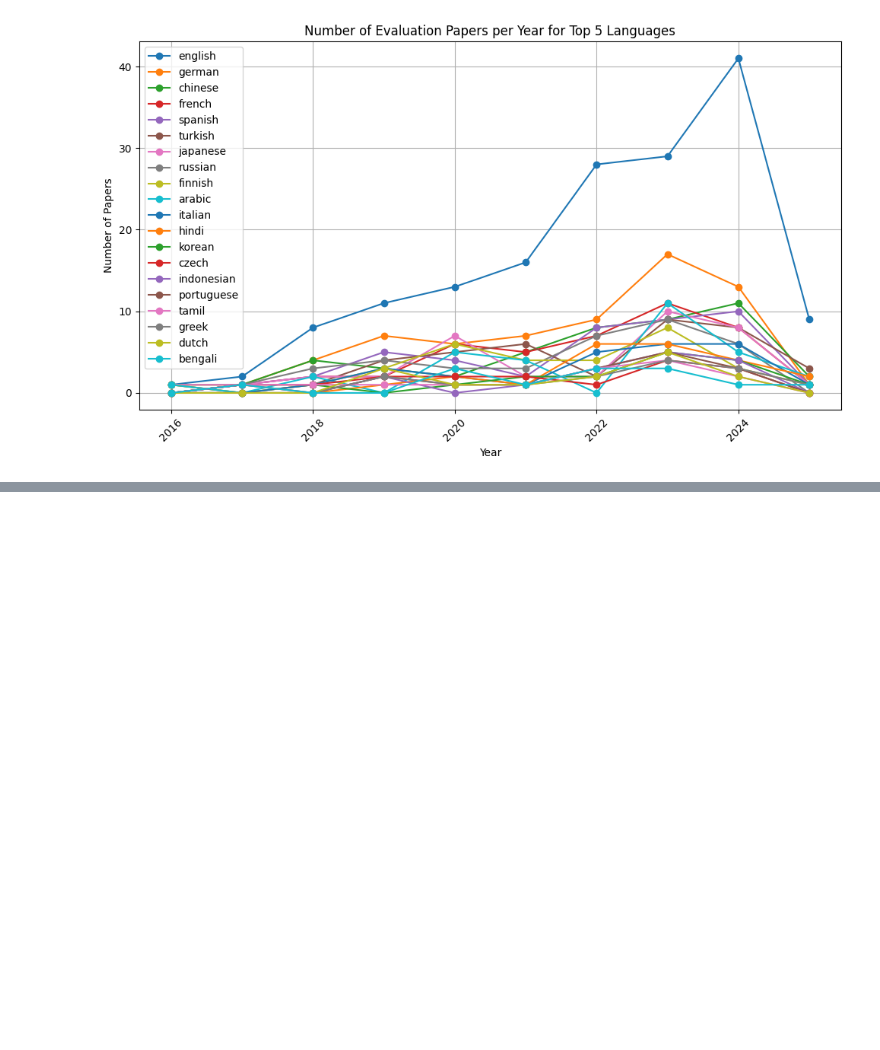
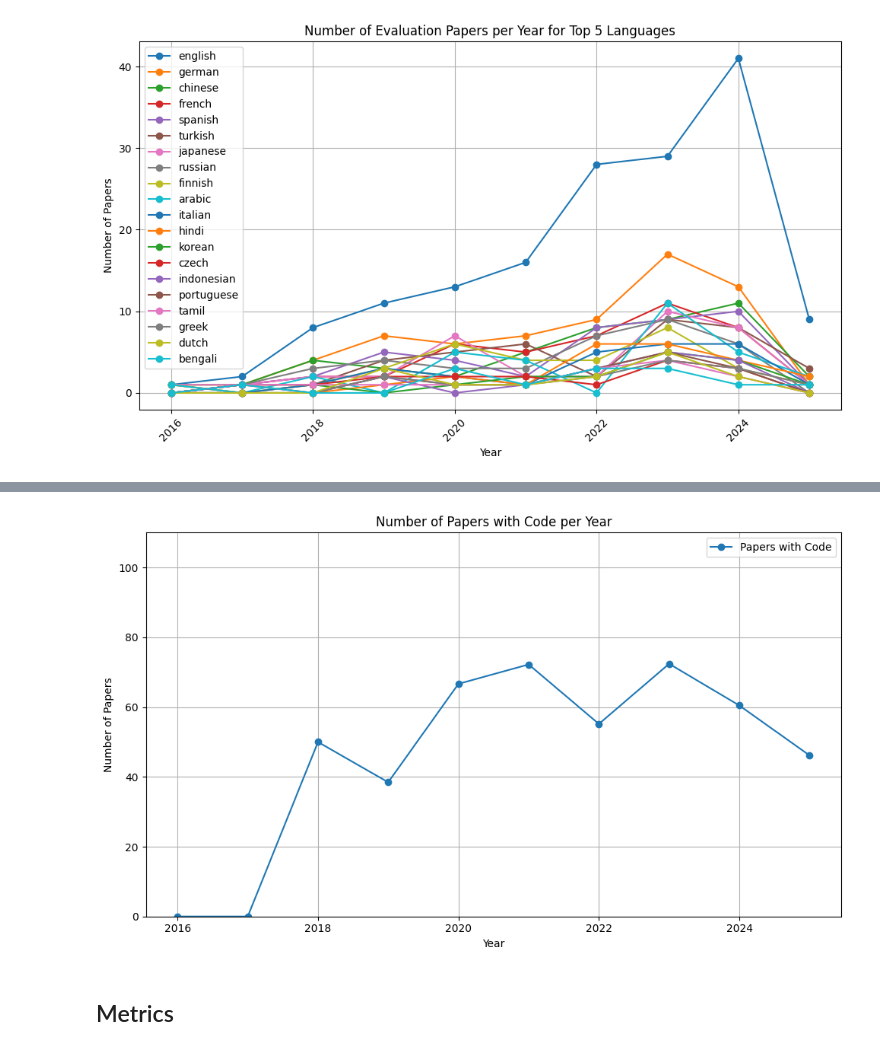
Before and after one commit to GianlucaVico/TalkAboutTokenization, a Jupyter notebook: evaluation_papers.ipynb, the cells around one changed output, grey strips where cells are left out. Drawn from its saved outputs; the diff is of its cells as text; code cells hidden in the pictures; blank space fills up the shorter version.

Commit message:
Data analysis

```diff
--- a/evaluation_papers.ipynb
+++ b/evaluation_papers.ipynb
@@ -419,21 +679,25 @@ print(
 # %%
 # Plot the number of papers with code over the years
 years = sorted(evaluation['year'].unique())
 code_counts = []
 total_counts = []
 for year in years:
     year_data = evaluation[evaluation['year'] == year]
-    code_count = year_data[year_data['code'] == True].shape[0]
+    code_count = year_data[year_data['has_code'] == True].shape[0]
     total_count = year_data.shape[0]
     code_counts.append(code_count)
     total_counts.append(total_count)
 plt.figure(figsize=(10, 6))
 plt.plot(years, [c/t * 100 if t != 0 else 0 for c, t in zip(code_counts, total_counts)], marker='o', label='Papers with Code')
 plt.title('Number of Papers with Code per Year')
 plt.xlabel('Year')
 plt.ylabel('Number of Papers')
 plt.ylim(0, 110)
 plt.grid(True)
 plt.legend()
 plt.tight_layout()
 plt.show()
+# %% [output]
+[figure, added]
+# %% [markdown]
+## Metrics
```
Also changed, not shown: parts of 23 cells of this notebook, 9 other files.
